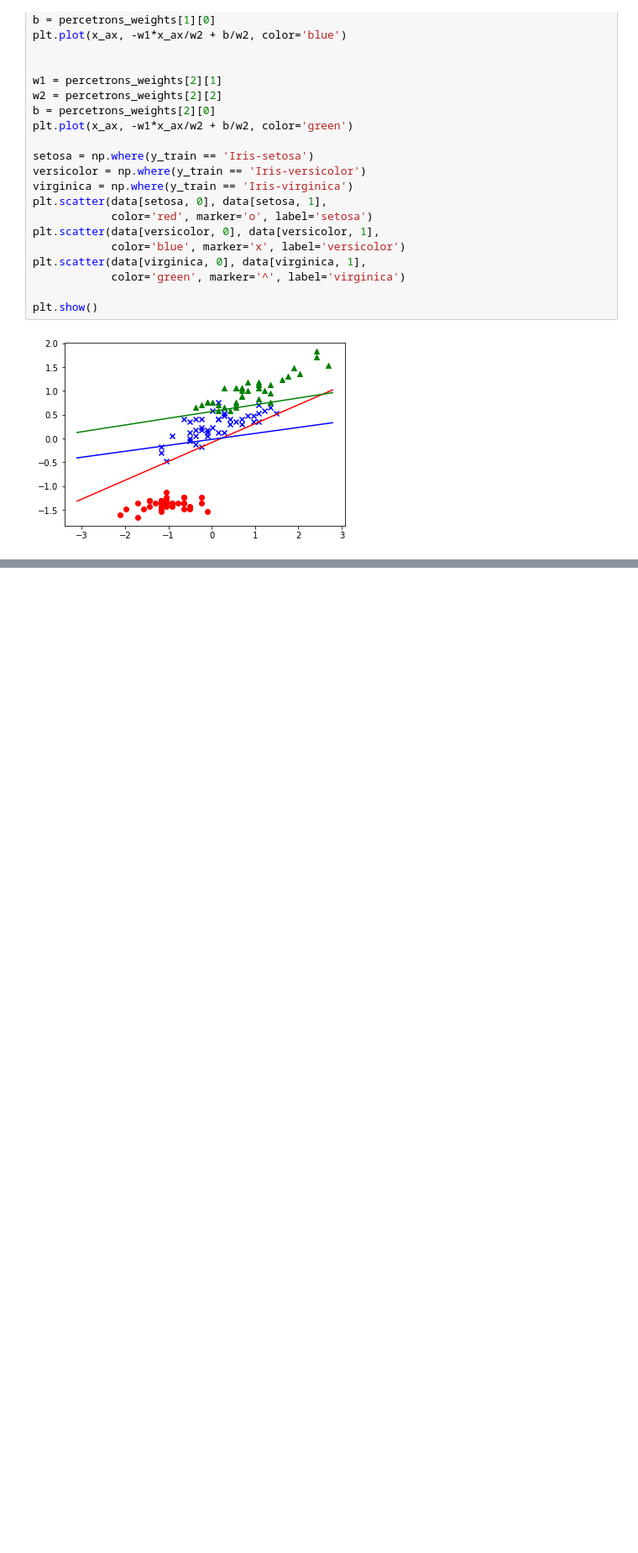
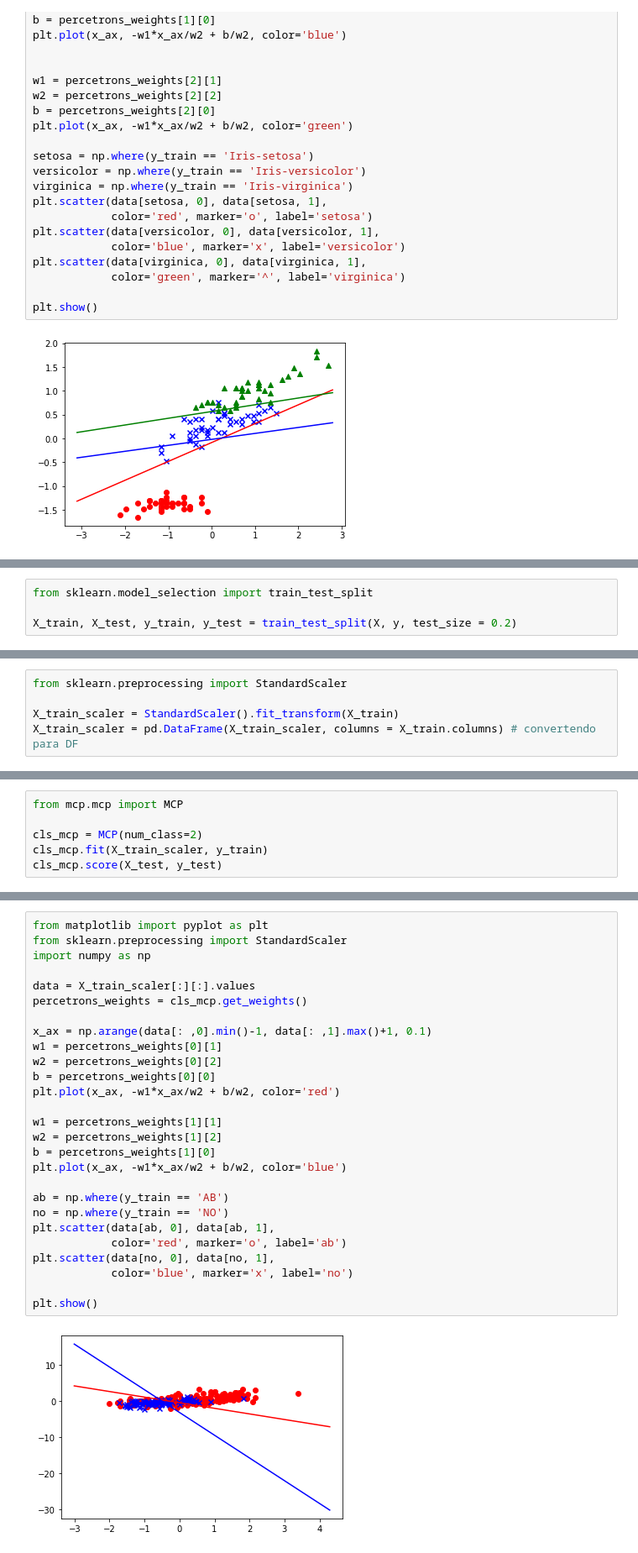
Before and after one commit to cacajr/RNA, a Jupyter notebook: exercises_3.ipynb, the cells around one changed output, grey strips where cells are left out. Shown at 84% size. Cells and saved outputs as stored; diff of their text form; blank space fills up the shorter version.

```diff
--- a/exercises_3.ipynb
+++ b/exercises_3.ipynb
@@ -100,0 +121,4 @@ plt.show()
+# %%
+from sklearn.model_selection import train_test_split
+
+X_train, X_test, y_train, y_test = train_test_split(X, y, test_size = 0.2)
@@ -100,0 +127,5 @@ plt.show()
+# %%
+from sklearn.preprocessing import StandardScaler
+
+X_train_scaler = StandardScaler().fit_transform(X_train)
+X_train_scaler = pd.DataFrame(X_train_scaler, columns = X_train.columns) # convertendo para DF
@@ -100,0 +134,6 @@ plt.show()
+# %%
+from mcp.mcp import MCP
+
+cls_mcp = MCP(num_class=2)
+cls_mcp.fit(X_train_scaler, y_train)
+cls_mcp.score(X_test, y_test)
@@ -100,0 +162,29 @@ plt.show()
+# %%
+from matplotlib import pyplot as plt
+from sklearn.preprocessing import StandardScaler
+import numpy as np
+
+data = X_train_scaler[:][:].values
+percetrons_weights = cls_mcp.get_weights()
+
+x_ax = np.arange(data[: ,0].min()-1, data[: ,1].max()+1, 0.1)
+w1 = percetrons_weights[0][1]
+w2 = percetrons_weights[0][2]
+b = percetrons_weights[0][0]
+plt.plot(x_ax, -w1*x_ax/w2 + b/w2, color='red')
+
+w1 = percetrons_weights[1][1]
+w2 = percetrons_weights[1][2]
+b = percetrons_weights[1][0]
+plt.plot(x_ax, -w1*x_ax/w2 + b/w2, color='blue')
+
+ab = np.where(y_train == 'AB')
+no = np.where(y_train == 'NO')
+plt.scatter(data[ab, 0], data[ab, 1],
+            color='red', marker='o', label='ab')
+plt.scatter(data[no, 0], data[no, 1],
+            color='blue', marker='x', label='no')
+
+plt.show()
+# %% [output]
+[figure, added]
```
Also changed, not shown: parts of 28 cells of this notebook, 5 other files.
